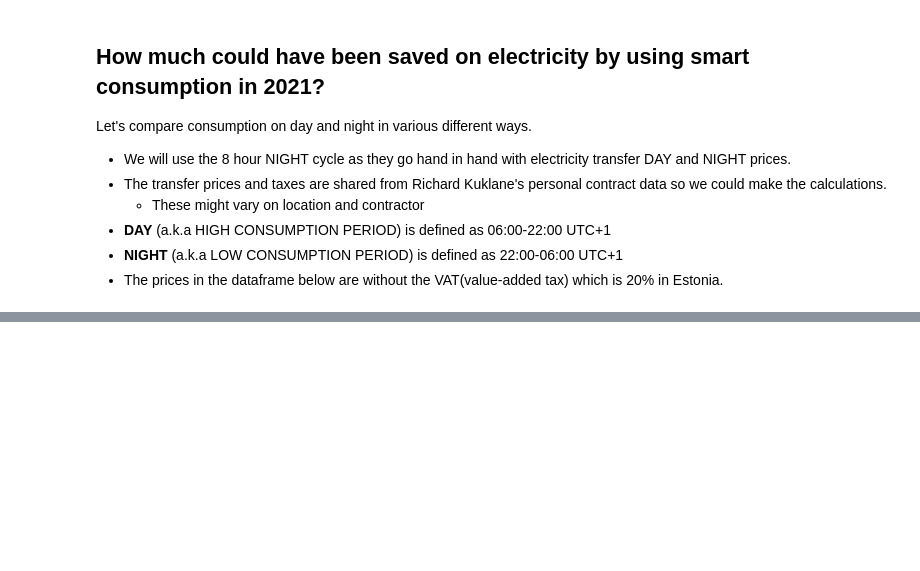
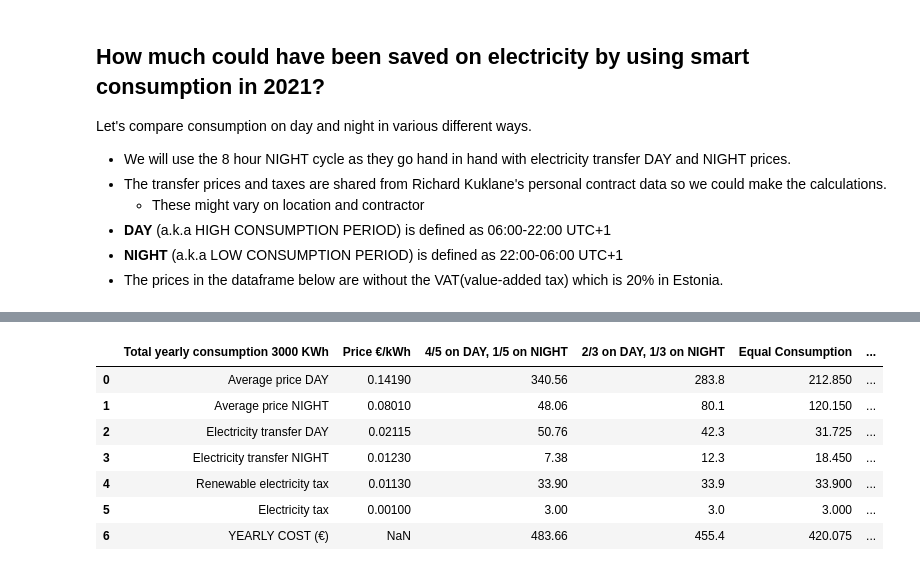
Before and after one commit to Rikuklane/D4-Electricity-Prices, a Jupyter notebook: visualization/smart_consumption_theory.ipynb, the cells around one changed output, grey strips where cells are left out. Cells and saved outputs as stored; diff of their text form; code cells hidden in the pictures; blank space fills up the shorter version.

```diff
--- a/visualization/smart_consumption_theory.ipynb
+++ b/visualization/smart_consumption_theory.ipynb
@@ -177,0 +212,11 @@ electricity_bill
+# %%
+electricity_bill_future
+# %% [output]
+|  | Total yearly consumption 3000 KWh | Price €/kWh | 4/5 on DAY, 1/5 on NIGHT | 2/3 on DAY, 1/3 on NIGHT | Equal Consumption | ... |
+| 0 | Average price DAY | 0.14190 | 340.56 | 283.8 | 212.850 | ... |
+| 1 | Average price NIGHT | 0.08010 | 48.06 | 80.1 | 120.150 | ... |
+| 2 | Electricity transfer DAY | 0.02115 | 50.76 | 42.3 | 31.725 | ... |
+| 3 | Electricity transfer NIGHT | 0.01230 | 7.38 | 12.3 | 18.450 | ... |
+| 4 | Renewable electricity tax | 0.01130 | 33.90 | 33.9 | 33.900 | ... |
+| 5 | Electricity tax | 0.00100 | 3.00 | 3.0 | 3.000 | ... |
+| 6 | YEARLY COST (€) | NaN | 483.66 | 455.4 | 420.075 | ... |
```
Also changed, not shown: parts of 6 cells of this notebook, 1 other file.
